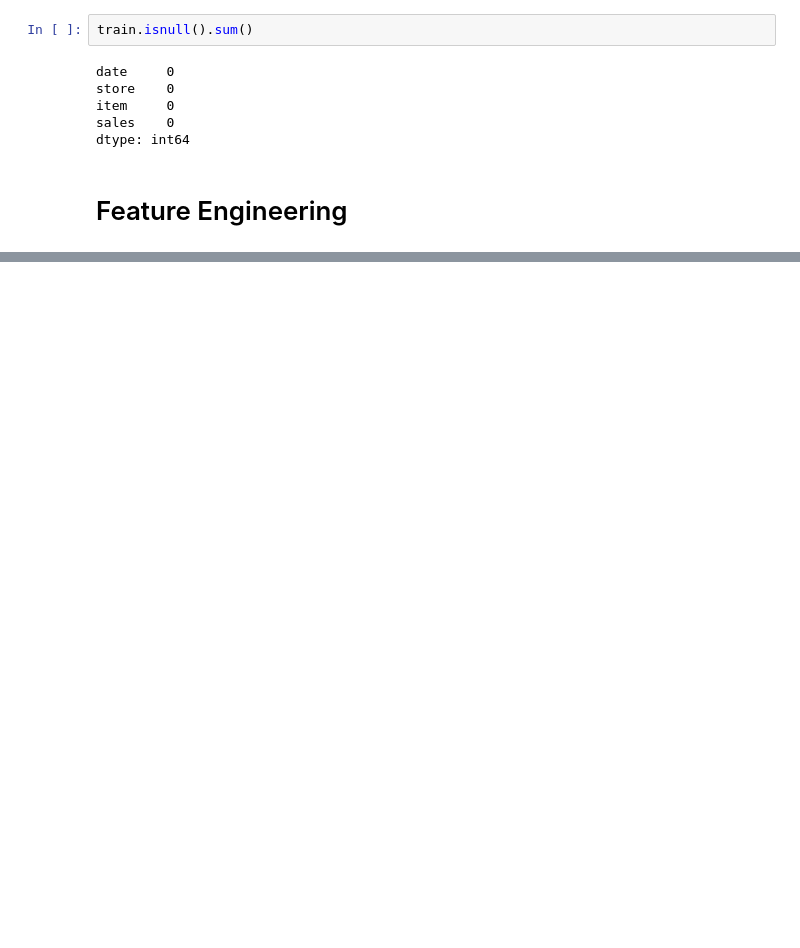
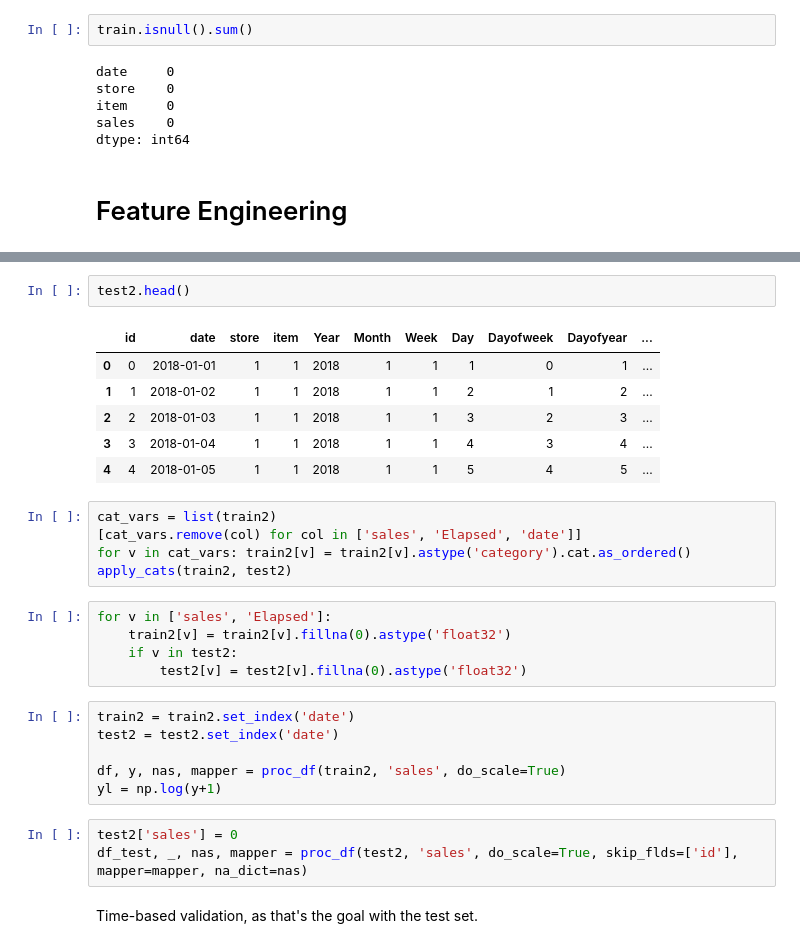
Before and after one commit to ndire/kaggle-notebooks, a Jupyter notebook: demand_forecasting/KaggleDemandForecasting.ipynb, the cells around one changed output, grey strips where cells are left out. Cells and saved outputs as stored; diff of their text form; blank space fills up the shorter version.

```diff
--- a/demand_forecasting/KaggleDemandForecasting.ipynb
+++ b/demand_forecasting/KaggleDemandForecasting.ipynb
@@ -92,0 +93,30 @@ train2.head()
+# %%
+test2.head()
+# %% [output]
+|  | id | date | store | item | Year | Month | Week | Day | Dayofweek | Dayofyear | ... |
+| 0 | 0 | 2018-01-01 | 1 | 1 | 2018 | 1 | 1 | 1 | 0 | 1 | ... |
+| 1 | 1 | 2018-01-02 | 1 | 1 | 2018 | 1 | 1 | 2 | 1 | 2 | ... |
+| 2 | 2 | 2018-01-03 | 1 | 1 | 2018 | 1 | 1 | 3 | 2 | 3 | ... |
+| 3 | 3 | 2018-01-04 | 1 | 1 | 2018 | 1 | 1 | 4 | 3 | 4 | ... |
+| 4 | 4 | 2018-01-05 | 1 | 1 | 2018 | 1 | 1 | 5 | 4 | 5 | ... |
+# %%
+cat_vars = list(train2)
+[cat_vars.remove(col) for col in ['sales', 'Elapsed', 'date']]
+for v in cat_vars: train2[v] = train2[v].astype('category').cat.as_ordered()
+apply_cats(train2, test2)
+# %%
+for v in ['sales', 'Elapsed']:
+    train2[v] = train2[v].fillna(0).astype('float32')
+    if v in test2:
+        test2[v] = test2[v].fillna(0).astype('float32')
+# %%
+train2 = train2.set_index('date')
+test2 = test2.set_index('date')
+
+df, y, nas, mapper = proc_df(train2, 'sales', do_scale=True)
+yl = np.log(y+1)
+# %%
+test2['sales'] = 0
+df_test, _, nas, mapper = proc_df(test2, 'sales', do_scale=True, skip_flds=['id'], mapper=mapper, na_dict=nas)
+# %% [markdown]
+Time-based validation, as that's the goal with the test set.
```
Also changed, not shown: parts of 11 cells of this notebook.
